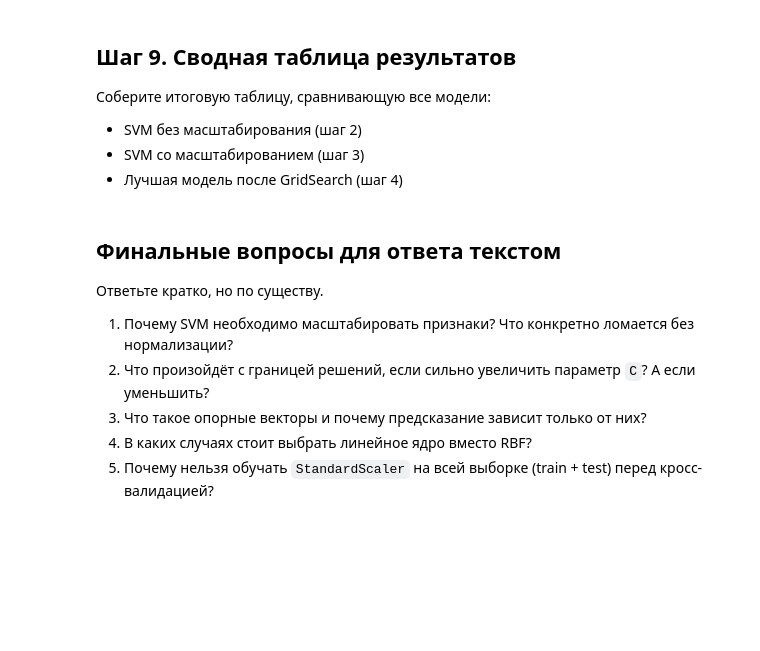
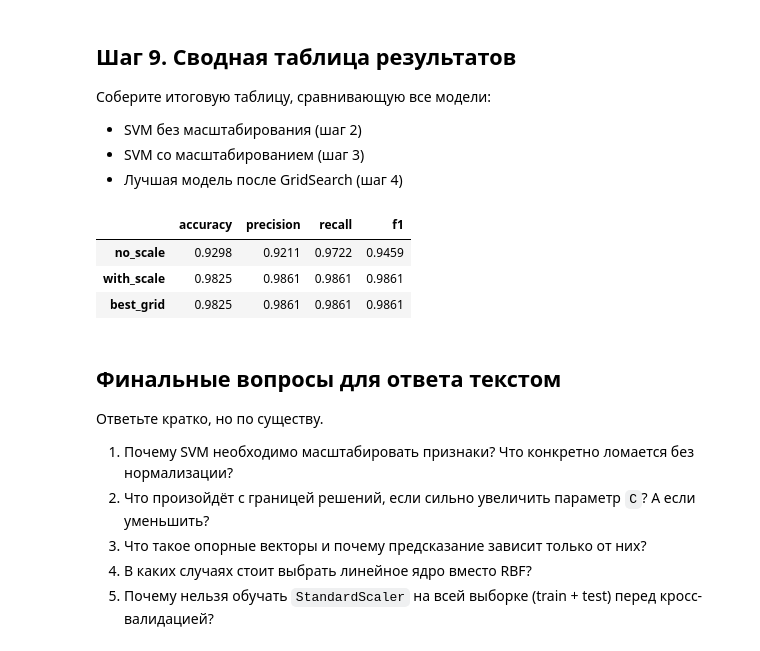
Before and after one commit to Staniskhan/ML_course, a Jupyter notebook: hw10SVM/svm_practice_student.ipynb, the cells around one changed output. Drawn from its saved outputs; the diff is of its cells as text; code cells hidden in the pictures; blank space fills up the shorter version.

```diff
--- a/hw10SVM/svm_practice_student.ipynb
+++ b/hw10SVM/svm_practice_student.ipynb
@@ -437,23 +459,28 @@ for name, model in [('LinearSVC', pipe_linear), ('RBF SVC', pipe_rbf)]:
 # %%
 # YOUR CODE HERE
 # Соберите DataFrame с колонками ['accuracy', 'precision', 'recall', 'f1']
 # и строками ['no_scale', 'with_scale', 'best_grid']
 
 def get_metrics(y_true, y_pred):
     return {
         'accuracy':  accuracy_score(y_true, y_pred),
         'precision': precision_score(y_true, y_pred),
         'recall':    recall_score(y_true, y_pred),
         'f1':        f1_score(y_true, y_pred),
     }
 
 results = pd.DataFrame([
-    get_metrics(y_test, ...),   # no_scale
-    get_metrics(y_test, ...),   # with_scale
-    get_metrics(y_test, ...),   # best_grid
+    get_metrics(y_test, y_pred_no_scale),   # no_scale
+    get_metrics(y_test, y_pred_with_scale),   # with_scale
+    get_metrics(y_test, y_pred_best),   # best_grid
 ], index=['no_scale', 'with_scale', 'best_grid'])
 
 display(results.round(4))
+# %% [output]
+|  | accuracy | precision | recall | f1 |
+| no_scale | 0.9298 | 0.9211 | 0.9722 | 0.9459 |
+| with_scale | 0.9825 | 0.9861 | 0.9861 | 0.9861 |
+| best_grid | 0.9825 | 0.9861 | 0.9861 | 0.9861 |
 # %% [markdown]
 ## Финальные вопросы для ответа текстом
 
```
Also changed, not shown: parts of 10 cells of this notebook.
